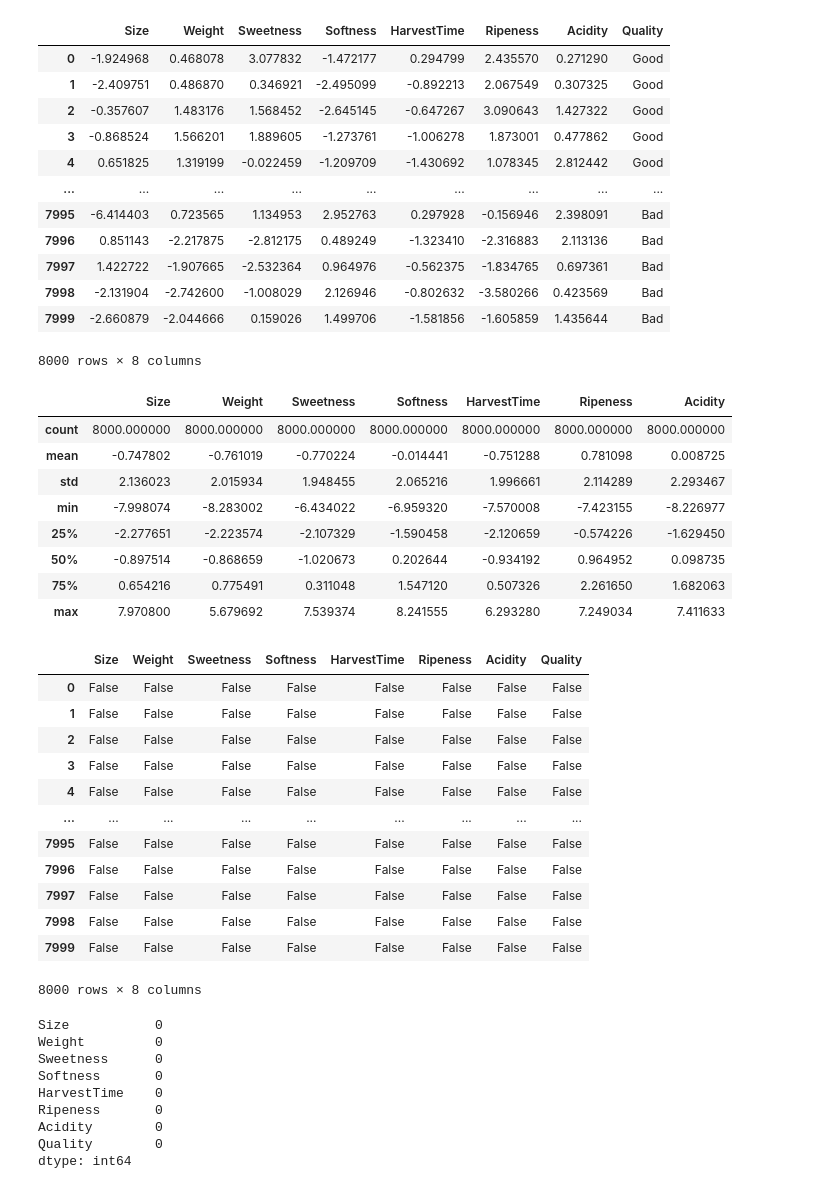
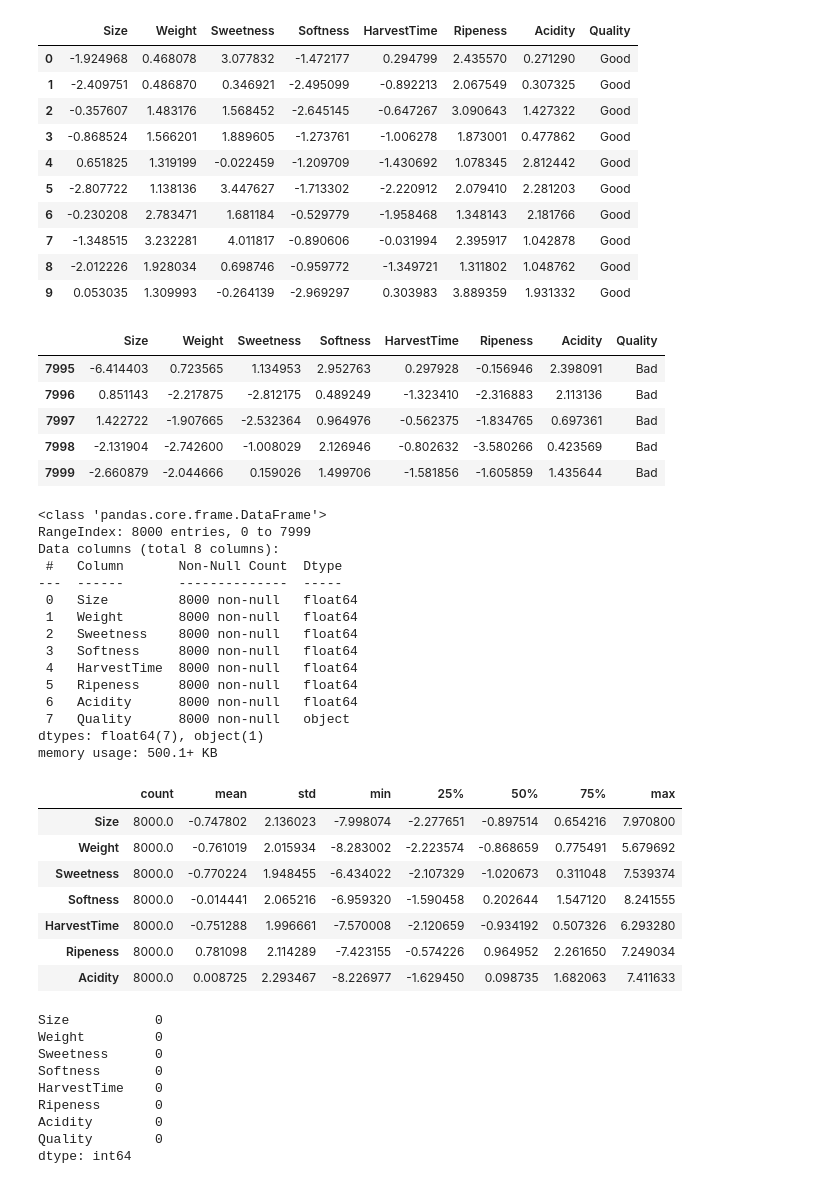
Before and after one commit to poudelarun/ML_training, a Jupyter notebook: practical_class3.ipynb, the cells around one changed output. Saved outputs shown, nothing was run; the diff lists cells and outputs as text; code cells hidden in the pictures.

```diff
--- a/practical_class3.ipynb
+++ b/practical_class3.ipynb
@@ -6,6 +12,6 @@ import matplotlib.pyplot as plt
 # %%
-train_data=pd.read_csv("banana_quality.csv")
-train_data
+data = pd.read_csv("banana_quality.csv")
+data.head(10)
 # %% [output]
 |  | Size | Weight | Sweetness | Softness | HarvestTime | Ripeness | Acidity | Quality |
 | 0 | -1.924968 | 0.468078 | 3.077832 | -1.472177 | 0.294799 | 2.435570 | 0.271290 | Good |
@@ -13,39 +19,45 @@ train_data
 | 2 | -0.357607 | 1.483176 | 1.568452 | -2.645145 | -0.647267 | 3.090643 | 1.427322 | Good |
 | 3 | -0.868524 | 1.566201 | 1.889605 | -1.273761 | -1.006278 | 1.873001 | 0.477862 | Good |
 | 4 | 0.651825 | 1.319199 | -0.022459 | -1.209709 | -1.430692 | 1.078345 | 2.812442 | Good |
-| ... | ... | ... | ... | ... | ... | ... | ... | ... |
-| 7995 | -6.414403 | 0.723565 | 1.134953 | 2.952763 | 0.297928 | -0.156946 | 2.398091 | Bad |
-| 7996 | 0.851143 | -2.217875 | -2.812175 | 0.489249 | -1.323410 | -2.316883 | 2.113136 | Bad |
-| 7997 | 1.422722 | -1.907665 | -2.532364 | 0.964976 | -0.562375 | -1.834765 | 0.697361 | Bad |
-| 7998 | -2.131904 | -2.742600 | -1.008029 | 2.126946 | -0.802632 | -3.580266 | 0.423569 | Bad |
-| 7999 | -2.660879 | -2.044666 | 0.159026 | 1.499706 | -1.581856 | -1.605859 | 1.435644 | Bad |
+| 5 | -2.807722 | 1.138136 | 3.447627 | -1.713302 | -2.220912 | 2.079410 | 2.281203 | Good |
+| 6 | -0.230208 | 2.783471 | 1.681184 | -0.529779 | -1.958468 | 1.348143 | 2.181766 | Good |
+| 7 | -1.348515 | 3.232281 | 4.011817 | -0.890606 | -0.031994 | 2.395917 | 1.042878 | Good |
+| 8 | -2.012226 | 1.928034 | 0.698746 | -0.959772 | -1.349721 | 1.311802 | 1.048762 | Good |
+| 9 | 0.053035 | 1.309993 | -0.264139 | -2.969297 | 0.303983 | 3.889359 | 1.931332 | Good |
-8000 rows × 8 columns
 # %%
-train_data.describe()
+data.tail()
 # %% [output]
-|  | Size | Weight | Sweetness | Softness | HarvestTime | Ripeness | Acidity |
-| count | 8000.000000 | 8000.000000 | 8000.000000 | 8000.000000 | 8000.000000 | 8000.000000 | 8000.000000 |
-| mean | -0.747802 | -0.761019 | -0.770224 | -0.014441 | -0.751288 | 0.781098 | 0.008725 |
-| std | 2.136023 | 2.015934 | 1.948455 | 2.065216 | 1.996661 | 2.114289 | 2.293467 |
-| min | -7.998074 | -8.283002 | -6.434022 | -6.959320 | -7.570008 | -7.423155 | -8.226977 |
-| 25% | -2.277651 | -2.223574 | -2.107329 | -1.590458 | -2.120659 | -0.574226 | -1.629450 |
-| 50% | -0.897514 | -0.868659 | -1.020673 | 0.202644 | -0.934192 | 0.964952 | 0.098735 |
-| 75% | 0.654216 | 0.775491 | 0.311048 | 1.547120 | 0.507326 | 2.261650 | 1.682063 |
-| max | 7.970800 | 5.679692 | 7.539374 | 8.241555 | 6.293280 | 7.249034 | 7.411633 |
+|  | Size | Weight | Sweetness | Softness | HarvestTime | Ripeness | Acidity | Quality |
+| 7995 | -6.414403 | 0.723565 | 1.134953 | 2.952763 | 0.297928 | -0.156946 | 2.398091 | Bad |
+| 7996 | 0.851143 | -2.217875 | -2.812175 | 0.489249 | -1.323410 | -2.316883 | 2.113136 | Bad |
+| 7997 | 1.422722 | -1.907665 | -2.532364 | 0.964976 | -0.562375 | -1.834765 | 0.697361 | Bad |
+| 7998 | -2.131904 | -2.742600 | -1.008029 | 2.126946 | -0.802632 | -3.580266 | 0.423569 | Bad |
+| 7999 | -2.660879 | -2.044666 | 0.159026 | 1.499706 | -1.581856 | -1.605859 | 1.435644 | Bad |
 # %%
-train_data.isna()
+data.info()
+data.describe().T
 # %% [output]
+<class 'pandas.core.frame.DataFrame'>
+RangeIndex: 8000 entries, 0 to 7999
+Data columns (total 8 columns):
+ #   Column       Non-Null Count  Dtype
+---  ------       --------------  -----
+ 0   Size         8000 non-null   float64
+ 1   Weight       8000 non-null   float64
+ 2   Sweetness    8000 non-null   float64
+ 3   Softness     8000 non-null   float64
+ 4   HarvestTime  8000 non-null   float64
+ 5   Ripeness     8000 non-null   float64
+ 6   Acidity      8000 non-null   float64
+ 7   Quality      8000 non-null   object
+dtypes: float64(7), object(1)
+memory usage: 500.1+ KB
-|  | Size | Weight | Sweetness | Softness | HarvestTime | Ripeness | Acidity | Quality |
-| 0 | False | False | False | False | False | False | False | False |
-| 1 | False | False | False | False | False | False | False | False |
-| 2 | False | False | False | False | False | False | False | False |
-| 3 | False | False | False | False | False | False | False | False |
-| 4 | False | False | False | False | False | False | False | False |
-| ... | ... | ... | ... | ... | ... | ... | ... | ... |
-| 7995 | False | False | False | False | False | False | False | False |
-| 7996 | False | False | False | False | False | False | False | False |
-| 7997 | False | False | False | False | False | False | False | False |
-| 7998 | False | False | False | False | False | False | False | False |
-| 7999 | False | False | False | False | False | False | False | False |
+|  | count | mean | std | min | 25% | 50% | 75% | max |
+| Size | 8000.0 | -0.747802 | 2.136023 | -7.998074 | -2.277651 | -0.897514 | 0.654216 | 7.970800 |
+| Weight | 8000.0 | -0.761019 | 2.015934 | -8.283002 | -2.223574 | -0.868659 | 0.775491 | 5.679692 |
+| Sweetness | 8000.0 | -0.770224 | 1.948455 | -6.434022 | -2.107329 | -1.020673 | 0.311048 | 7.539374 |
+| Softness | 8000.0 | -0.014441 | 2.065216 | -6.959320 | -1.590458 | 0.202644 | 1.547120 | 8.241555 |
+| HarvestTime | 8000.0 | -0.751288 | 1.996661 | -7.570008 | -2.120659 | -0.934192 | 0.507326 | 6.293280 |
+| Ripeness | 8000.0 | 0.781098 | 2.114289 | -7.423155 | -0.574226 | 0.964952 | 2.261650 | 7.249034 |
+| Acidity | 8000.0 | 0.008725 | 2.293467 | -8.226977 | -1.629450 | 0.098735 | 1.682063 | 7.411633 |
-8000 rows × 8 columns
 # %%
```
Also changed, not shown: parts of 26 cells of this notebook, 10 other files.
